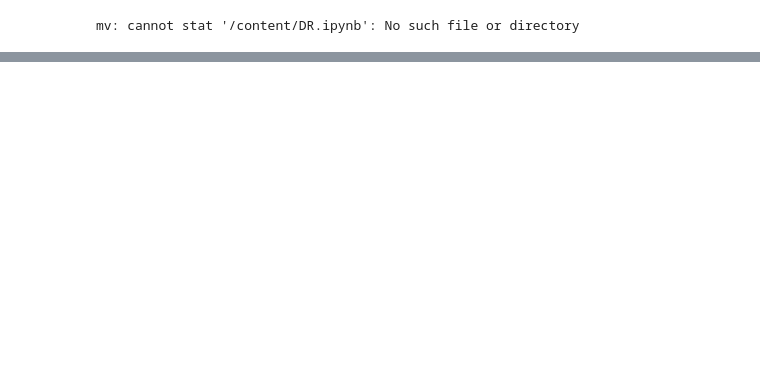
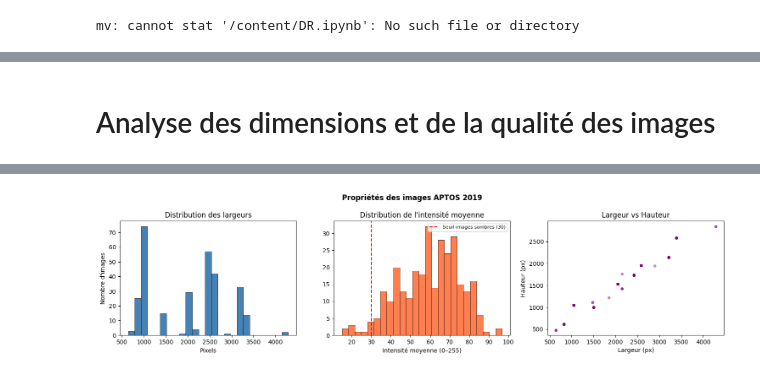
Before and after one commit to haliait/sys_retinopathie_diabetique, a Jupyter notebook: DR.ipynb, the cells around one changed output, grey strips where cells are left out. Saved outputs shown, nothing was run; the diff lists cells and outputs as text; code cells hidden in the pictures; blank space fills up the shorter version.

```diff
--- a/DR.ipynb
+++ b/DR.ipynb
@@ -397,0 +383,72 @@ files.upload()
+# %% [markdown]
+# Analyse des dimensions et de la qualité des images
+# %%
+print("=== ANALYSE DES PROPRIÉTÉS DES IMAGES ===\n")
+
+# ── Scan d'un sous-ensemble pour la rapidité ────────────────
+SAMPLE_SIZE = 300
+sample_ids = df_train['id_code'].sample(SAMPLE_SIZE, random_state=42).values
+
+dimensions, pixel_means, dark_ids, aspect_ratios = [], [], [], []
+
+for img_id in sample_ids:
+    for ext in ['.png', '.jpeg', '.jpg']:
+        path = os.path.join(TRAIN_DIR, img_id + ext)
+        if os.path.exists(path):
+            try:
+                with Image.open(path) as pil_img:
+                    w, h = pil_img.size
+                    dimensions.append((w, h))
+                    aspect_ratios.append(w / h)
+
+                img_cv = cv2.imread(path)
+                img_rgb = cv2.cvtColor(img_cv, cv2.COLOR_BGR2RGB)
+                mean_val = np.mean(img_rgb)
+                pixel_means.append(mean_val)
+                if mean_val < 30:
+                    dark_ids.append(img_id)
+            except Exception as e:
+                pass
+            break
+
+widths  = [d[0] for d in dimensions]
+heights = [d[1] for d in dimensions]
+
+print(f"[DIMENSIONS] (sur {len(dimensions)} images)")
+print(f"  Largeur  — min: {min(widths)}, max: {max(widths)}, moy: {np.mean(widths):.0f} px")
+print(f"  Hauteur  — min: {min(heights)}, max: {max(heights)}, moy: {np.mean(heights):.0f} px")
+print(f"  Ratio H/W — min: {min(aspect_ratios):.2f}, max: {max(aspect_ratios):.2f}, moy: {np.mean(aspect_ratios):.2f}")
+
+print(f"\n[QUALITÉ]")
+print(f"  Intensité moyenne — min: {min(pixel_means):.1f}, max: {max(pixel_means):.1f}, moy: {np.mean(pixel_means):.1f}")
+print(f"  Images très sombres (moy < 30) : {len(dark_ids)} ({len(dark_ids)/SAMPLE_SIZE*100:.1f}%)")
+
+top_dims = Counter(dimensions).most_common(8)
+print(f"\n[TOP 8 RÉSOLUTIONS]")
+for dim, cnt in top_dims:
+    print(f"  {dim[0]:4d} × {dim[1]:4d} : {cnt:3d} images")
+
+# ── Visualisation ────────────────────────────────────────────
+fig, axes = plt.subplots(1, 3, figsize=(15, 4))
+fig.suptitle('Propriétés des images APTOS 2019', fontsize=12, fontweight='bold')
+
+axes[0].hist(widths, bins=25, color='steelblue', edgecolor='black', linewidth=0.5)
+axes[0].set_title('Distribution des largeurs')
+axes[0].set_xlabel('Pixels')
+axes[0].set_ylabel('Nombre d\'images')
+
+axes[1].hist(pixel_means, bins=25, color='coral', edgecolor='black', linewidth=0.5)
+axes[1].axvline(30, color='red', linestyle='--', label='Seuil images sombres (30)')
+axes[1].set_title('Distribution de l\'intensité moyenne')
+axes[1].set_xlabel('Intensité moyenne (0–255)')
+axes[1].legend(fontsize=8)
+
+axes[2].scatter(widths, heights, alpha=0.4, color='purple', s=15)
+axes[2].set_title('Largeur vs Hauteur')
+axes[2].set_xlabel('Largeur (px)')
+axes[2].set_ylabel('Hauteur (px)')
+
+plt.tight_layout()
+plt.savefig('eda_image_properties.png', dpi=150, bbox_inches='tight')
+plt.show()
+# %% [output]
@@ -397,0 +475 @@ files.upload()
+[figure, added]
```
Also changed, not shown: parts of 22 cells of this notebook.
